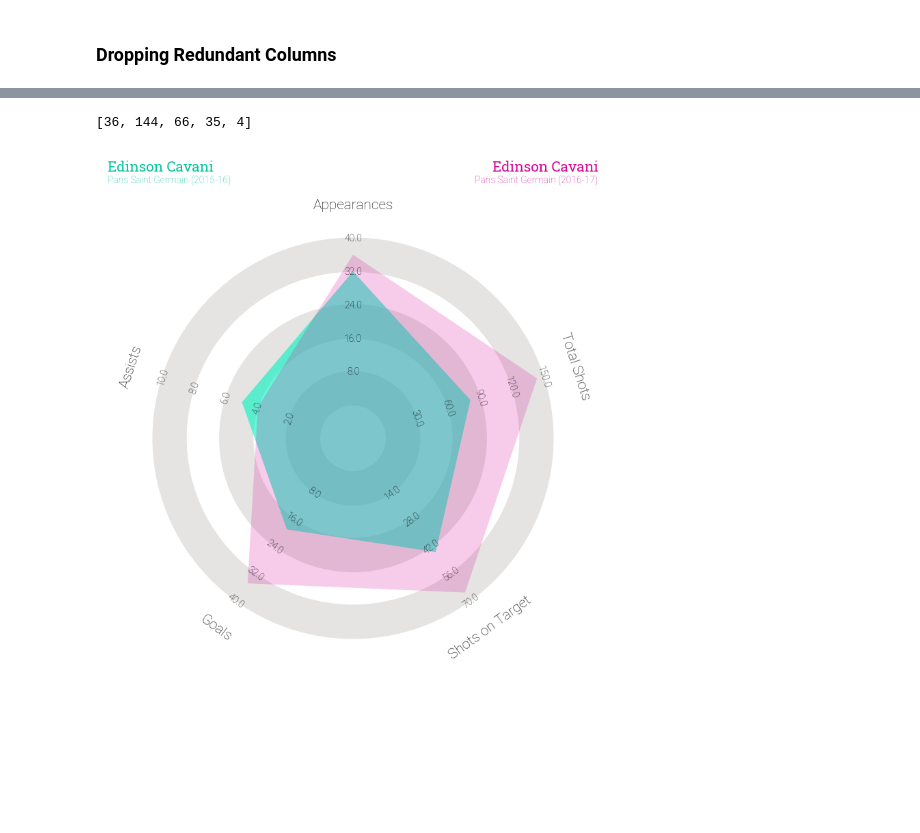
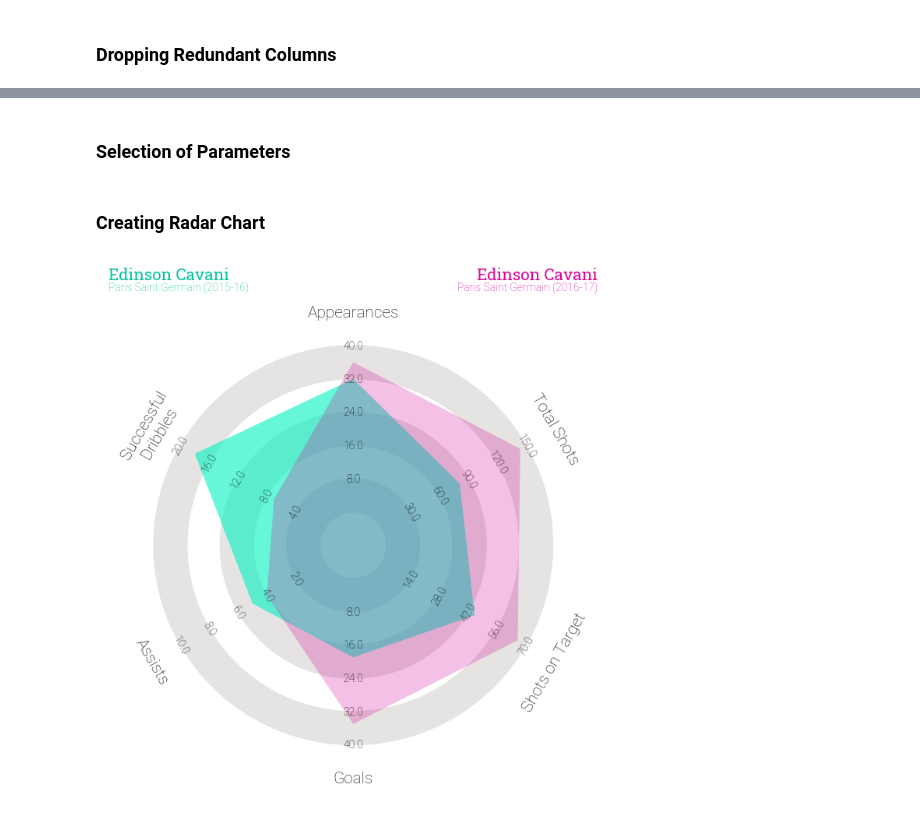
Before and after one commit to ja-newman/cavani_player_analysis, a Jupyter notebook: visualisations.ipynb, the cells around one changed output, grey strips where cells are left out. Cells and saved outputs as stored; diff of their text form; code cells hidden in the pictures; blank space fills up the shorter version.

```diff
--- a/visualisations.ipynb
+++ b/visualisations.ipynb
@@ -51,9 +29,11 @@ fig, ax = pitch.draw()
+# %% [markdown]
+### Selection of Parameters
 # %%
-params = ["games_appearances", "shots_total", "shots_on", "goals_total", "goals_assists"]
-param_titles = ["Appearances", "Total Shots", "Shots on Target", "Goals", "Assists"]
+params = ["games_appearances", "shots_total", "shots_on", "goals_total", "goals_assists", "dribbles_success"]
+param_titles = ["Appearances", "Total Shots", "Shots on Target", "Goals", "Assists", "Successful Dribbles"]
 
-low = [0, 0, 0, 0, 0]
-high = [40, 150, 70, 40, 10]
+low = [0, 0, 0, 0, 0, 0]
+high = [40, 150, 70, 40, 10, 20]
 
 lower_is_better = []
 # %%
@@ -80,44 +60,37 @@ cavani_2016 = []
 
 cavani_2015.extend(cleaned_stats_df.loc[0, params].tolist())
 cavani_2016.extend(cleaned_stats_df.loc[1, params].tolist())
-
-cavani_2015
-cavani_2016
-# %% [output]
-[36, 144, 66, 35, 4]
+# %% [markdown]
+### Creating Radar Chart
 # %%
-# creating the figure using the grid function from mplsoccer:
-fig, axs = grid(figheight=8, grid_height=0.915, title_height=0.06, endnote_height=0.025,
+fig, axs = grid(figheight=7, grid_height=0.915, title_height=0.06, endnote_height=0.025,
                 title_space=0, endnote_space=0, grid_key='radar', axis=False)
 
-# plot radar
-radar.setup_axis(ax=axs['radar'])  # format axis as a radar
+radar.setup_axis(ax=axs['radar'])
 rings_inner = radar.draw_circles(ax=axs['radar'], facecolor='#E5E4E2', edgecolor='#E5E4E2')
 radar_output = radar.draw_radar_compare(cavani_2015, cavani_2016, ax=axs['radar'],
                                         kwargs_radar={'facecolor': '#00f2c1', 'alpha': 0.6},
-                                        kwargs_compare={'facecolor': '#d80499', 'alpha': 0.2})
+                                        kwargs_compare={'facecolor': '#d80499', 'alpha': 0.25})
 radar_poly, radar_poly2, vertices1, vertices2 = radar_output
 range_labels = radar.draw_range_labels(ax=axs['radar'], fontsize=10,
                                        fontproperties=robotto_thin.prop)
 param_labels = radar.draw_param_labels(ax=axs['radar'], fontsize=15,
                                        fontproperties=robotto_thin.prop, offset=0.5)
 axs['radar'].scatter(vertices1[:, 0], vertices1[:, 1],
                      c='#00f2c1', edgecolors='#6d6c6d', marker='', s=100, zorder=2)
 axs['radar'].scatter(vertices2[:, 0], vertices2[:, 1],
                      c='#d80499', edgecolors='#6d6c6d', marker='', s=100, zorder=2)
 
-# adding the endnote and title text (these axes range from 0-1, i.e. 0, 0 is the bottom left)
-# Note we are slightly offsetting the text from the edges by 0.01 (1%, e.g. 0.99)
 title1_text = axs['title'].text(0.01, 0.65, 'Edinson Cavani', fontsize=15, color='#01c49d',
                                 fontproperties=robotto_bold.prop, ha='left', va='center')
 title2_text = axs['title'].text(0.01, 0.25, 'Paris Saint Germain (2015-16)', fontsize=10,
                                 fontproperties=robotto_thin.prop,
                                 ha='left', va='center', color='#01c49d')
 title3_text = axs['title'].text(0.99, 0.65, 'Edinson Cavani', fontsize=15,
                                 fontproperties=robotto_bold.prop,
                                 ha='right', va='center', color='#d80499')
 title4_text = axs['title'].text(0.99, 0.25, 'Paris Saint Germain (2016-17)', fontsize=10,
                                 fontproperties=robotto_thin.prop,
                                 ha='right', va='center', color='#d80499')
 # %% [output]
-[figure, old version]
+[figure, new version]
```
Also changed, not shown: parts of 4 cells of this notebook, 2 other files.
